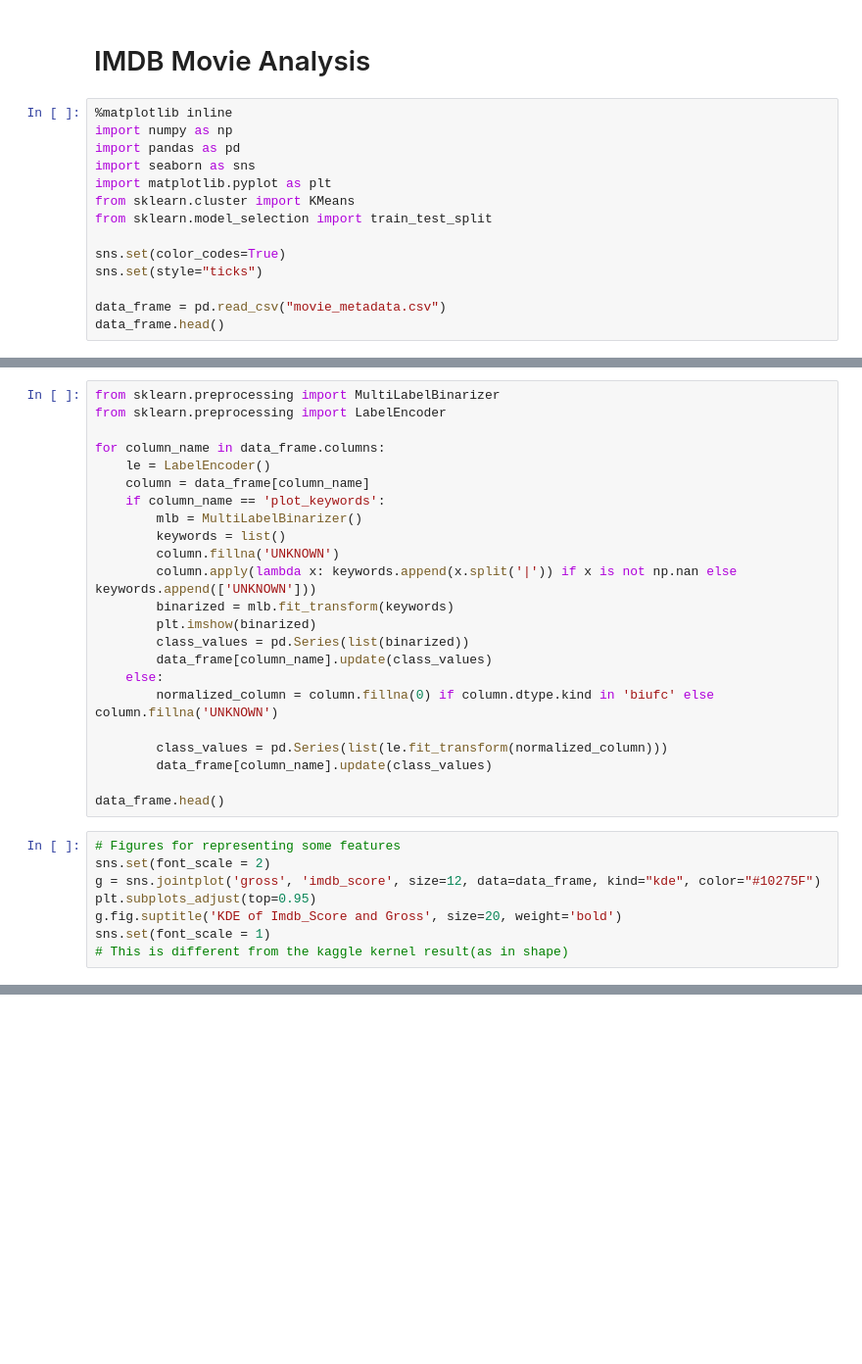
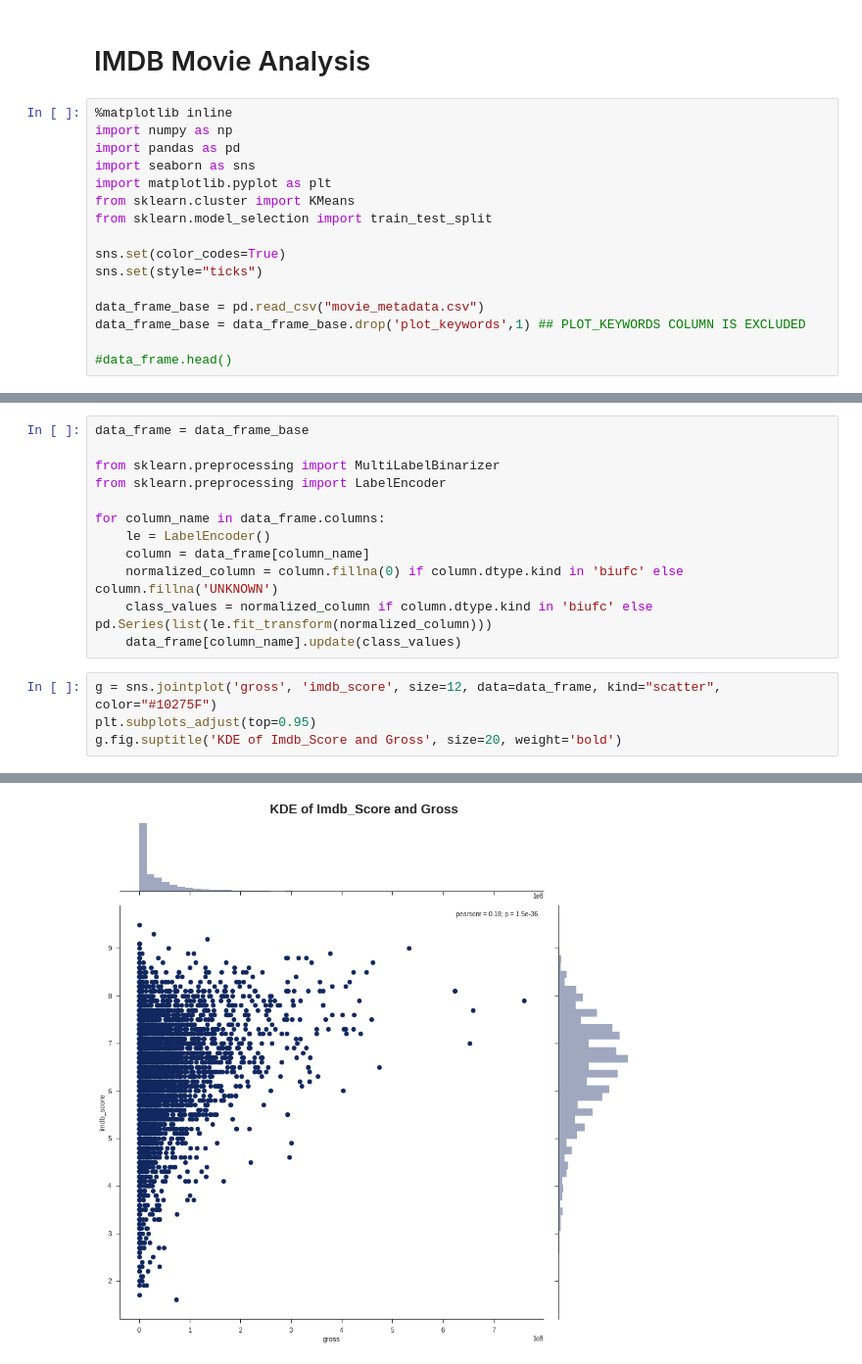
Before and after one commit to kerata/IMDBMachineLearning, a Jupyter notebook: sahin.ipynb, the cells around one changed output, grey strips where cells are left out. Shown at 98% size. Cells and saved outputs as stored; diff of their text form; blank space fills up the shorter version.

Commit message:
sahin data observations

```diff
--- a/sahin.ipynb
+++ b/sahin.ipynb
@@ -12,5 +12,7 @@ from sklearn.model_selection import train_test_split
 sns.set(color_codes=True)
 sns.set(style="ticks")
 
-data_frame = pd.read_csv("movie_metadata.csv")
-data_frame.head()
+data_frame_base = pd.read_csv("movie_metadata.csv")
+data_frame_base = data_frame_base.drop('plot_keywords',1) ## PLOT_KEYWORDS COLUMN IS EXCLUDED
+
+#data_frame.head()
@@ -17,31 +29,17 @@ data_frame.head()
 # %%
+data_frame = data_frame_base
+
 from sklearn.preprocessing import MultiLabelBinarizer
 from sklearn.preprocessing import LabelEncoder
 
 for column_name in data_frame.columns:
     le = LabelEncoder()
     column = data_frame[column_name]
-    if column_name == 'plot_keywords':
-        mlb = MultiLabelBinarizer()
-        keywords = list()
-        column.fillna('UNKNOWN')
-        column.apply(lambda x: keywords.append(x.split('|')) if x is not np.nan else keywords.append(['UNKNOWN']))
-        binarized = mlb.fit_transform(keywords)
-        plt.imshow(binarized)
-        class_values = pd.Series(list(binarized))
-        data_frame[column_name].update(class_values)
-    else:
-        normalized_column = column.fillna(0) if column.dtype.kind in 'biufc' else column.fillna('UNKNOWN')
-
-        class_values = pd.Series(list(le.fit_transform(normalized_column)))
-        data_frame[column_name].update(class_values)
-
-data_frame.head()
+    normalized_column = column.fillna(0) if column.dtype.kind in 'biufc' else column.fillna('UNKNOWN')
+    class_values = normalized_column if column.dtype.kind in 'biufc' else pd.Series(list(le.fit_transform(normalized_column)))
+    data_frame[column_name].update(class_values)
 # %%
-# Figures for representing some features
-sns.set(font_scale = 2)
-g = sns.jointplot('gross', 'imdb_score', size=12, data=data_frame, kind="kde", color="#10275F")
+g = sns.jointplot('gross', 'imdb_score', size=12, data=data_frame, kind="scatter", color="#10275F")
 plt.subplots_adjust(top=0.95)
 g.fig.suptitle('KDE of Imdb_Score and Gross', size=20, weight='bold')
-sns.set(font_scale = 1)
-# This is different from the kaggle kernel result(as in shape)
+# %% [output]
@@ -47,0 +47 @@ sns.set(font_scale = 1)
+[figure, added]
```
Also changed, not shown: parts of 3 cells of this notebook.
